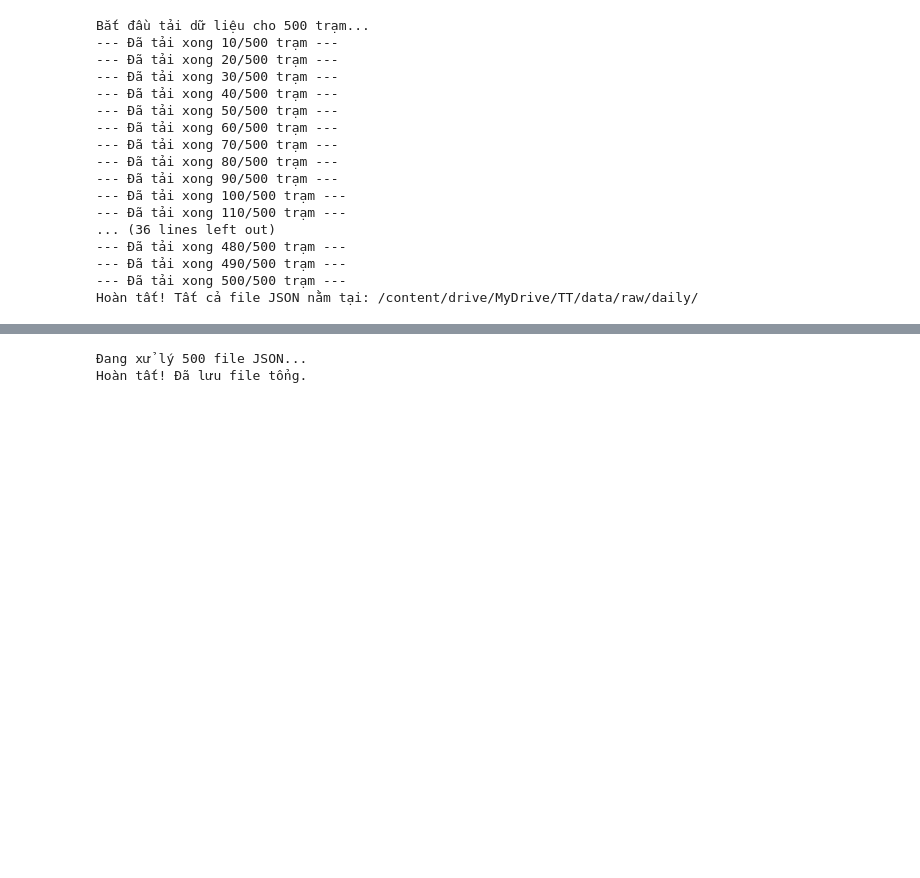
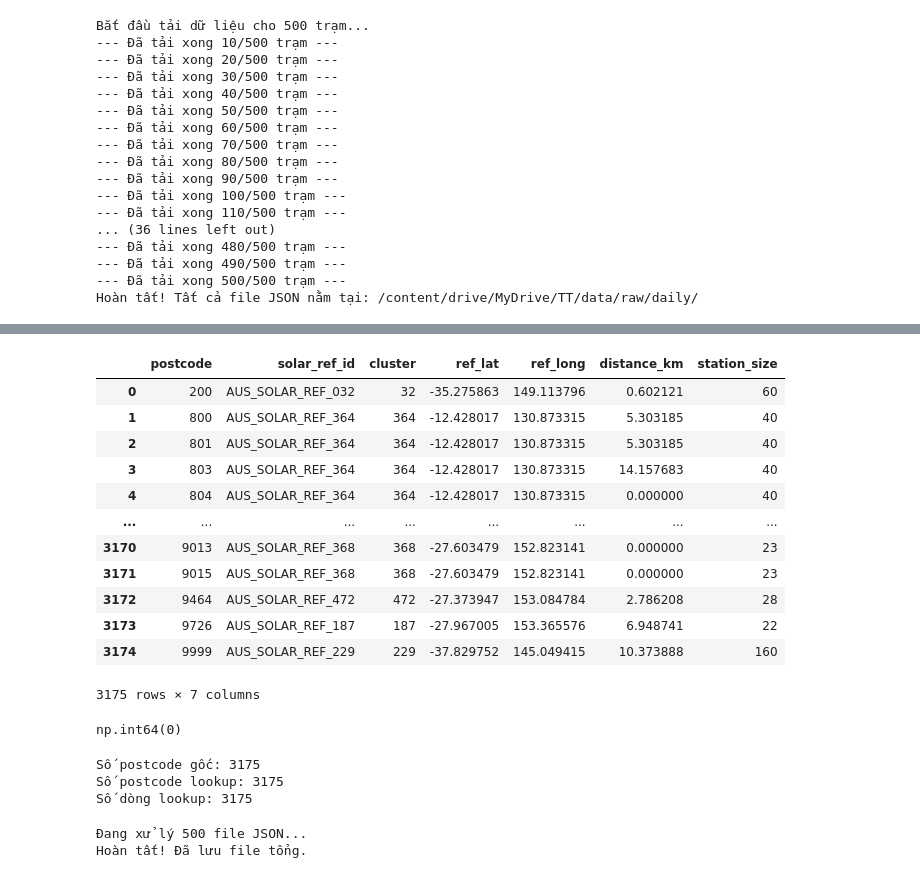
Before and after one commit to codenhenhe/aus-solar-generation-forecasting, a Jupyter notebook: aus-solar-generation-forecasting.ipynb, the cells around one changed output, grey strips where cells are left out. Cells and saved outputs as stored; diff of their text form; code cells hidden in the pictures; blank space fills up the shorter version.

```diff
--- a/aus-solar-generation-forecasting.ipynb
+++ b/aus-solar-generation-forecasting.ipynb
@@ -238,3 +240,0 @@ long: 144.9825846
-# %%
-postcode = 3000
-lat, long = lat_long_mapping(postcode)
@@ -470,0 +632,7 @@ Hoàn tất! Tất cả file JSON nằm tại: /content/drive/MyDrive/TT/data/ra
+# %%
+postcode_lookup_df = build_postcode_lookup(
+    ref_df,
+    output_path="/content/drive/MyDrive/TT/data/postcode_to_solar_ref_lookup.csv"
+)
+
+postcode_lookup_df.head()
@@ -471,3 +647,31 @@ Hoàn tất! Tất cả file JSON nằm tại: /content/drive/MyDrive/TT/data/ra
+# %%
+postcode_lookup_df
+# %% [output]
+|  | postcode | solar_ref_id | cluster | ref_lat | ref_long | distance_km | station_size |
+| 0 | 200 | AUS_SOLAR_REF_032 | 32 | -35.275863 | 149.113796 | 0.602121 | 60 |
+| 1 | 800 | AUS_SOLAR_REF_364 | 364 | -12.428017 | 130.873315 | 5.303185 | 40 |
+| 2 | 801 | AUS_SOLAR_REF_364 | 364 | -12.428017 | 130.873315 | 5.303185 | 40 |
+| 3 | 803 | AUS_SOLAR_REF_364 | 364 | -12.428017 | 130.873315 | 14.157683 | 40 |
+| 4 | 804 | AUS_SOLAR_REF_364 | 364 | -12.428017 | 130.873315 | 0.000000 | 40 |
+| ... | ... | ... | ... | ... | ... | ... | ... |
+| 3170 | 9013 | AUS_SOLAR_REF_368 | 368 | -27.603479 | 152.823141 | 0.000000 | 23 |
+| 3171 | 9015 | AUS_SOLAR_REF_368 | 368 | -27.603479 | 152.823141 | 0.000000 | 23 |
+| 3172 | 9464 | AUS_SOLAR_REF_472 | 472 | -27.373947 | 153.084784 | 2.786208 | 28 |
+| 3173 | 9726 | AUS_SOLAR_REF_187 | 187 | -27.967005 | 153.365576 | 6.948741 | 22 |
+| 3174 | 9999 | AUS_SOLAR_REF_229 | 229 | -37.829752 | 145.049415 | 10.373888 | 160 |
+3175 rows × 7 columns
+# %%
+postcode_lookup_df["postcode"].duplicated().sum()
+# %% [output]
+np.int64(0)
+# %%
+print("Số postcode gốc:", ref_df["postcode"].nunique())
+print("Số postcode lookup:", postcode_lookup_df["postcode"].nunique())
+print("Số dòng lookup:", len(postcode_lookup_df))
+# %% [output]
+Số postcode gốc: 3175
+Số postcode lookup: 3175
+Số dòng lookup: 3175
 # %%
 json_dir = "/content/drive/MyDrive/TT/data/raw/daily/"
 ref_points_path = "/content/drive/MyDrive/TT/data/volta_solar_reference_points.csv"
```
Also changed, not shown: parts of 44 cells of this notebook, 27 other files.
